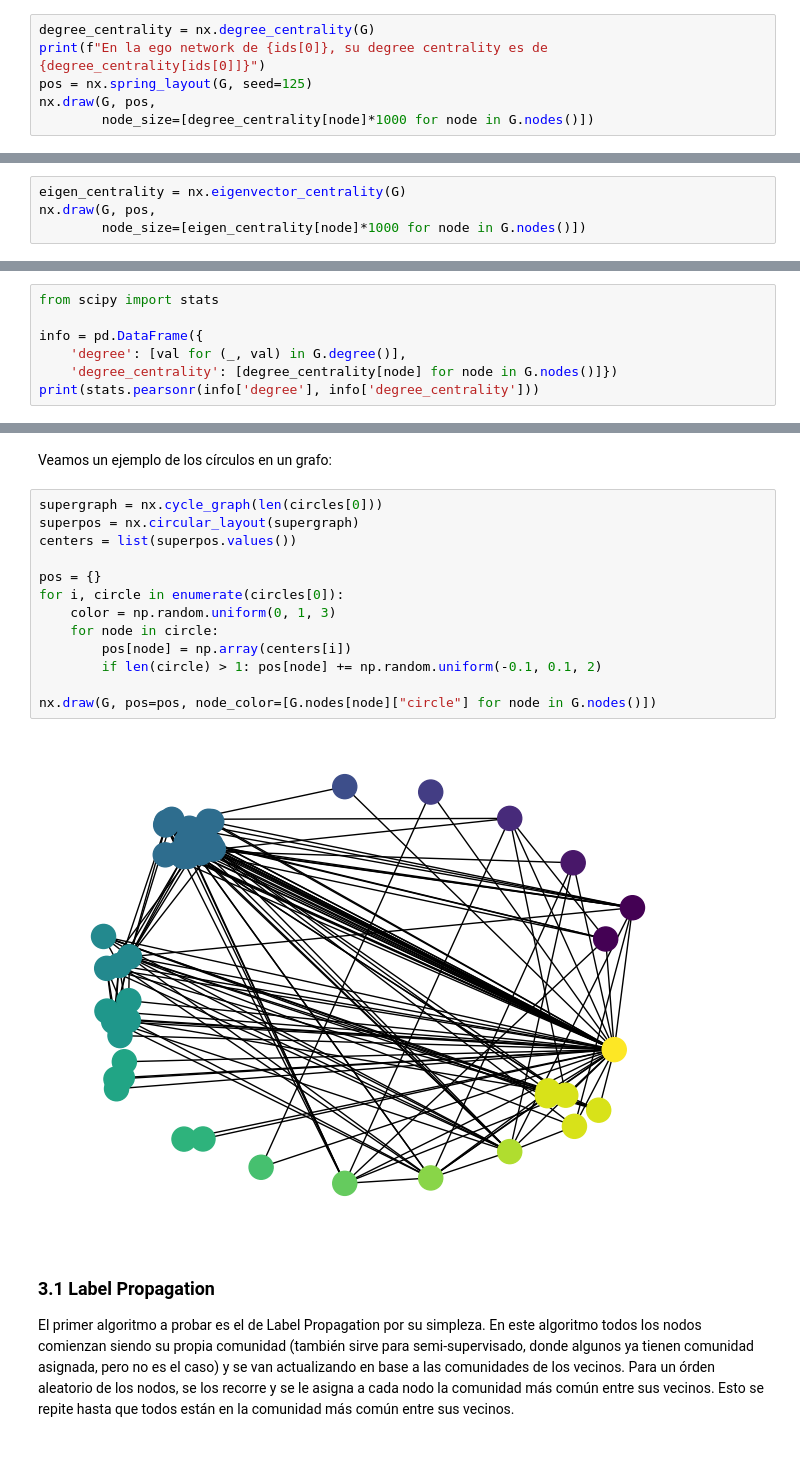
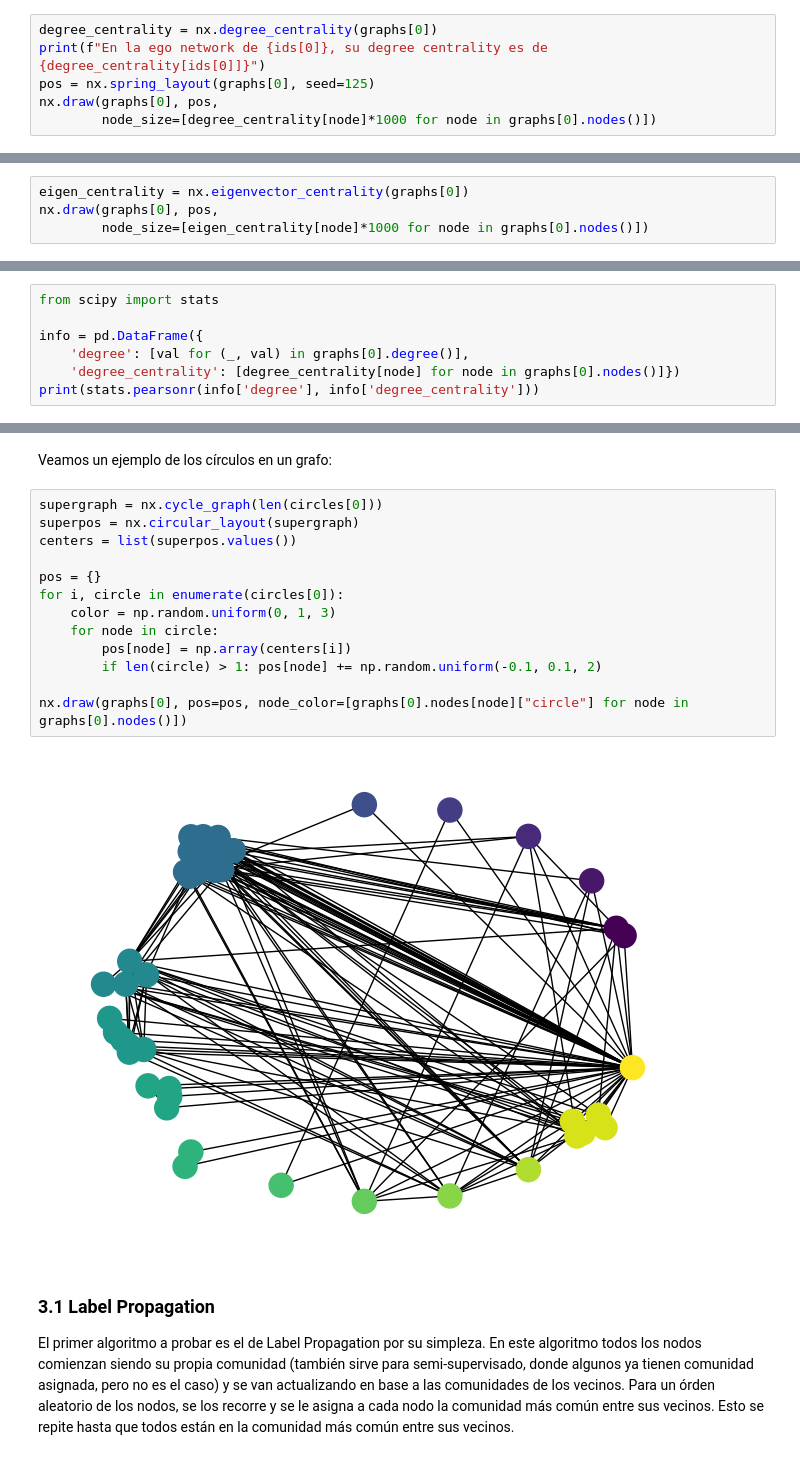
Before and after one commit to santifiorino/AAG, a Jupyter notebook: facebook_analysis.ipynb, the cells around one changed output, grey strips where cells are left out. Saved outputs shown, nothing was run; the diff lists cells and outputs as text.

```diff
--- a/facebook_analysis.ipynb
+++ b/facebook_analysis.ipynb
@@ -81,9 +92,9 @@ G = graphs[0]
 # %%
-degree_centrality = nx.degree_centrality(G)
+degree_centrality = nx.degree_centrality(graphs[0])
 print(f"En la ego network de {ids[0]}, su degree centrality es de {degree_centrality[ids[0]]}")
-pos = nx.spring_layout(G, seed=125)
-nx.draw(G, pos,
-        node_size=[degree_centrality[node]*1000 for node in G.nodes()])
+pos = nx.spring_layout(graphs[0], seed=125)
+nx.draw(graphs[0], pos,
+        node_size=[degree_centrality[node]*1000 for node in graphs[0].nodes()])
 # %% [output]
 En la ego network de 3980, su degree centrality es de 1.0
 [figure]
@@ -91,9 +102,9 @@ En la ego network de 3980, su degree centrality es de 1.0
 #### 2.1.2 Eigenvector centrality
 La _eigenvector centrality_ mide la influencia de un nodo $v$ en un grafo conexo. En nuestro caso los grafos siempre son conexos ya que en la ego network de $X$ siempre va a haber un camino de un nodo $Y$ a un nodo $Z$ ($Y$ -> $X$ -> $Z$). En el caso de tener grafos no conexos se puede usar un algoritmo como el de PageRank, que incluye un damping factor que permite saltos entre las distintas componentes conexas.
 # %%
-eigen_centrality = nx.eigenvector_centrality(G)
-nx.draw(G, pos,
-        node_size=[eigen_centrality[node]*1000 for node in G.nodes()])
+eigen_centrality = nx.eigenvector_centrality(graphs[0])
+nx.draw(graphs[0], pos,
+        node_size=[eigen_centrality[node]*1000 for node in graphs[0].nodes()])
 # %% [output]
 [figure]
 # %% [markdown]
@@ -106,8 +117,8 @@ Primero a modo de prueba veamos que efectivamente la _degree centrality_ tiene u
 from scipy import stats
 
 info = pd.DataFrame({
-    'degree': [val for (_, val) in G.degree()],
-    'degree_centrality': [degree_centrality[node] for node in G.nodes()]})
+    'degree': [val for (_, val) in graphs[0].degree()],
+    'degree_centrality': [degree_centrality[node] for node in graphs[0].nodes()]})
 print(stats.pearsonr(info['degree'], info['degree_centrality']))
 # %% [output]
 PearsonRResult(statistic=0.9999999999999998, pvalue=0.0)
@@ -183,18 +194,18 @@ Veamos un ejemplo de los círculos en un grafo:
 # %%
 supergraph = nx.cycle_graph(len(circles[0]))
 superpos = nx.circular_layout(supergraph)
 centers = list(superpos.values())
 
 pos = {}
 for i, circle in enumerate(circles[0]):
     color = np.random.uniform(0, 1, 3)
     for node in circle:
         pos[node] = np.array(centers[i])
         if len(circle) > 1: pos[node] += np.random.uniform(-0.1, 0.1, 2)
 
-nx.draw(G, pos=pos, node_color=[G.nodes[node]["circle"] for node in G.nodes()])
+nx.draw(graphs[0], pos=pos, node_color=[graphs[0].nodes[node]["circle"] for node in graphs[0].nodes()])
 # %% [output]
-[figure, old version]
+[figure, new version]
 # %% [markdown]
 ### 3.1 Label Propagation
 El primer algoritmo a probar es el de Label Propagation por su simpleza. En este algoritmo todos los nodos comienzan siendo su propia comunidad (también sirve para semi-supervisado, donde algunos ya tienen comunidad asignada, pero no es el caso) y se van actualizando en base a las comunidades de los vecinos. Para un órden aleatorio de los nodos, se los recorre y se le asigna a cada nodo la comunidad más común entre sus vecinos. Esto se repite hasta que todos están en la comunidad más común entre sus vecinos.
```
Also changed, not shown: parts of 17 cells of this notebook.
